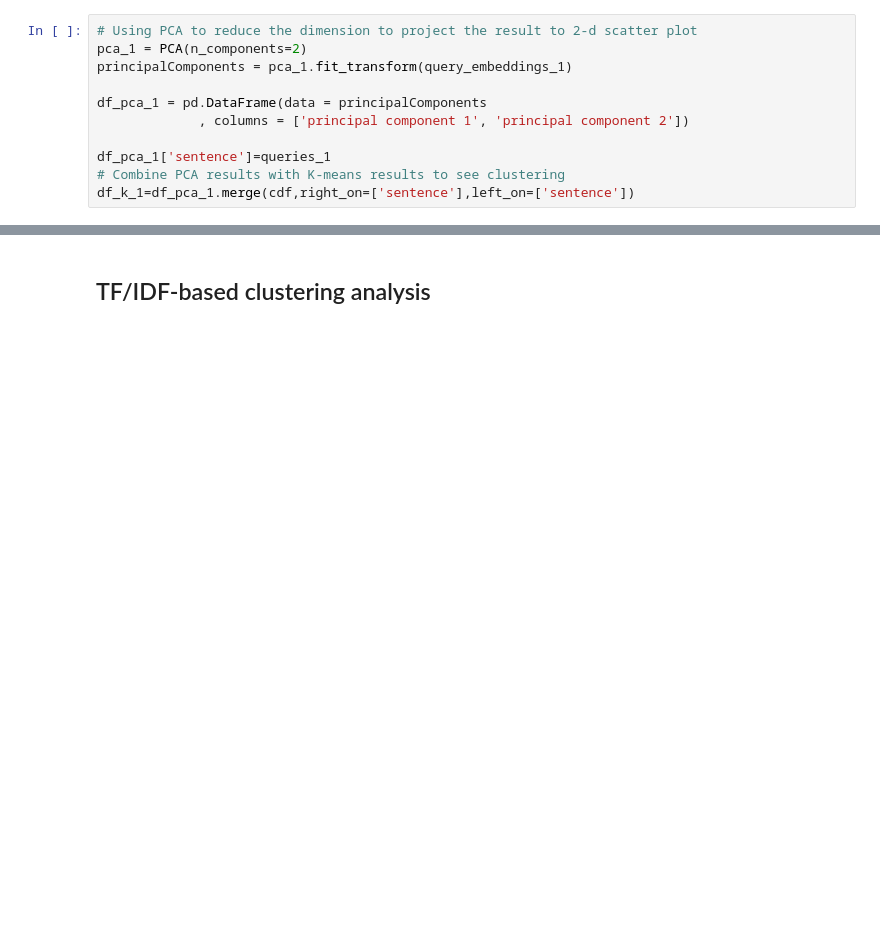
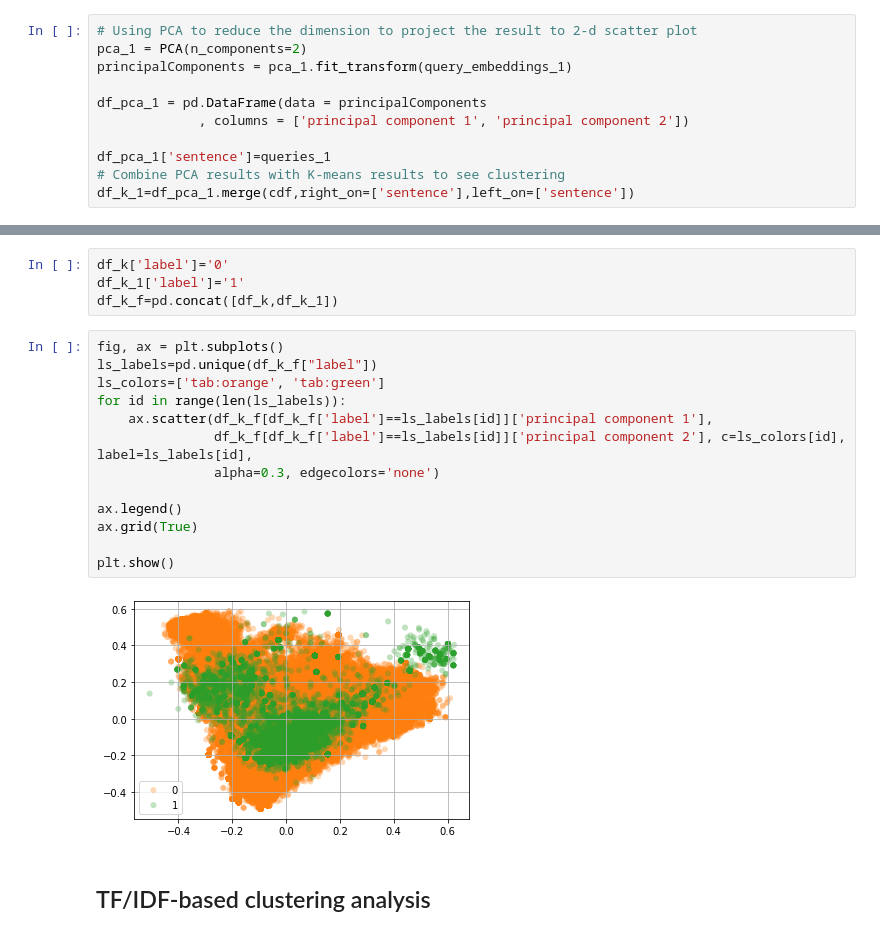
Before and after one commit to patrickcnkm/696_predict_text_difficulity, a Jupyter notebook: 02_Text_Clustering.ipynb, the cells around one changed output, grey strips where cells are left out. Cells and saved outputs as stored; diff of their text form; blank space fills up the shorter version.

```diff
--- a/02_Text_Clustering.ipynb
+++ b/02_Text_Clustering.ipynb
@@ -291,3 +354,22 @@ plt.show()
+# %%
+df_k['label']='0'
+df_k_1['label']='1'
+df_k_f=pd.concat([df_k,df_k_1])
+# %%
+fig, ax = plt.subplots()
+ls_labels=pd.unique(df_k_f["label"])
+ls_colors=['tab:orange', 'tab:green']
+for id in range(len(ls_labels)):
+    ax.scatter(df_k_f[df_k_f['label']==ls_labels[id]]['principal component 1'],
+               df_k_f[df_k_f['label']==ls_labels[id]]['principal component 2'], c=ls_colors[id], label=ls_labels[id],
+               alpha=0.3, edgecolors='none')
+
+ax.legend()
+ax.grid(True)
+
+plt.show()
+# %% [output]
+[figure, added]
 # %% [markdown]
 ## TF/IDF-based clustering analysis
 # %%
```
Also changed, not shown: parts of 45 cells of this notebook, 2 other files.
